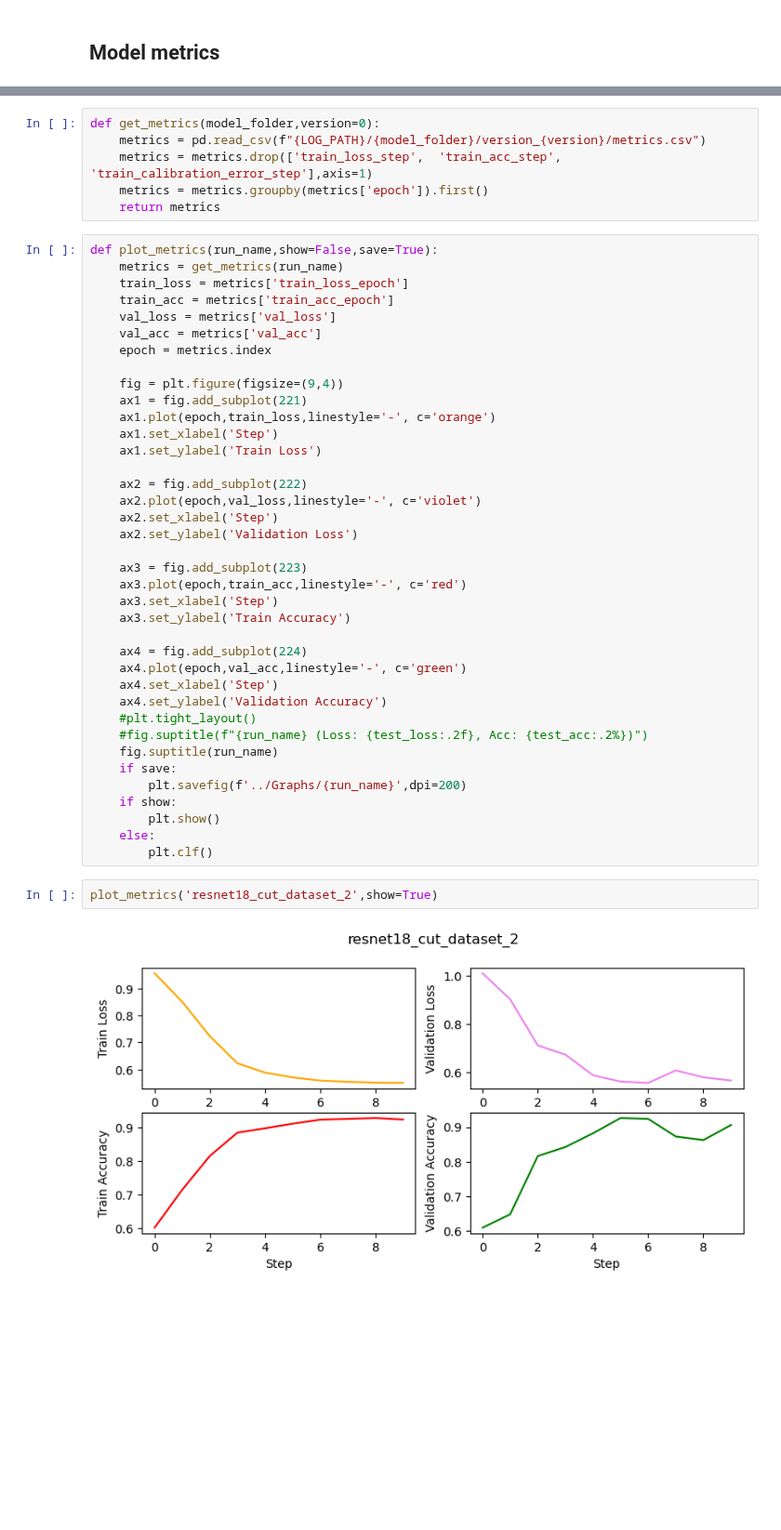
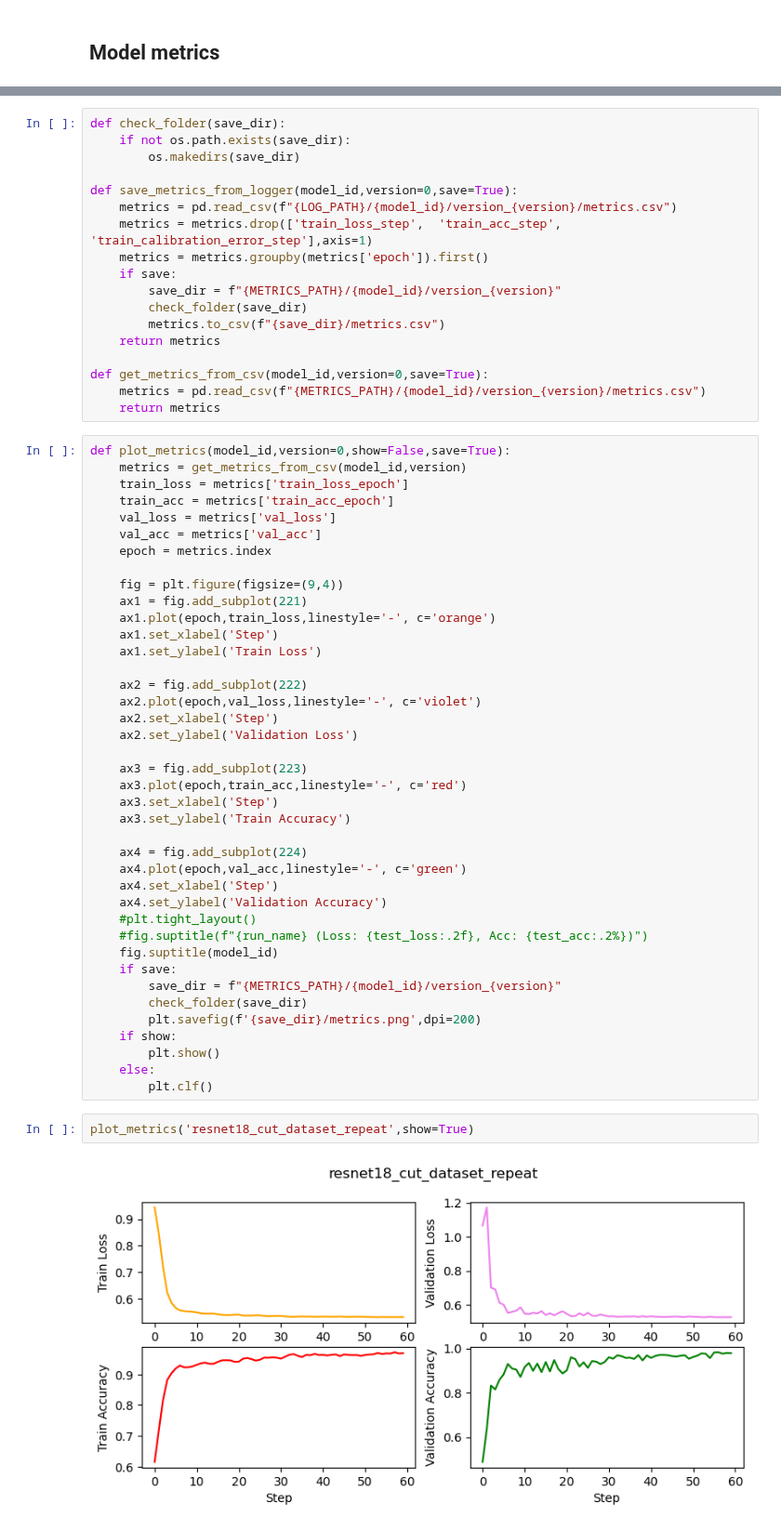
Before and after one commit to neil-power/mphys-galaxy, a Jupyter notebook: Code/model_metrics.ipynb, the cells around one changed output, grey strips where cells are left out. Shown at 93% size. Saved outputs shown, nothing was run; the diff lists cells and outputs as text; blank space fills up the shorter version.

Commit message:
Multiple runs graphs

```diff
--- a/Code/model_metrics.ipynb
+++ b/Code/model_metrics.ipynb
@@ -32,12 +11,24 @@ lightning_logs/resnet_50_cut_dataset
 # %%
-def get_metrics(model_folder,version=0):
-    metrics = pd.read_csv(f"{LOG_PATH}/{model_folder}/version_{version}/metrics.csv")
+def check_folder(save_dir):
+    if not os.path.exists(save_dir):
+        os.makedirs(save_dir)
+
+def save_metrics_from_logger(model_id,version=0,save=True):
+    metrics = pd.read_csv(f"{LOG_PATH}/{model_id}/version_{version}/metrics.csv")
     metrics = metrics.drop(['train_loss_step',	'train_acc_step',	'train_calibration_error_step'],axis=1)
     metrics = metrics.groupby(metrics['epoch']).first()
+    if save:
+        save_dir = f"{METRICS_PATH}/{model_id}/version_{version}"
+        check_folder(save_dir)
+        metrics.to_csv(f"{save_dir}/metrics.csv")
     return metrics
+
+def get_metrics_from_csv(model_id,version=0,save=True):
+    metrics = pd.read_csv(f"{METRICS_PATH}/{model_id}/version_{version}/metrics.csv")
+    return metrics
 # %%
-def plot_metrics(run_name,show=False,save=True):
-    metrics = get_metrics(run_name)
+def plot_metrics(model_id,version=0,show=False,save=True):
+    metrics = get_metrics_from_csv(model_id,version)
     train_loss = metrics['train_loss_epoch']
     train_acc = metrics['train_acc_epoch']
     val_loss = metrics['val_loss']
@@ -66,14 +57,16 @@ def plot_metrics(run_name,show=False,save=True):
     ax4.set_ylabel('Validation Accuracy')
     #plt.tight_layout()
     #fig.suptitle(f"{run_name} (Loss: {test_loss:.2f}, Acc: {test_acc:.2%})")
-    fig.suptitle(run_name)
+    fig.suptitle(model_id)
     if save:
-        plt.savefig(f'../Graphs/{run_name}',dpi=200)
+        save_dir = f"{METRICS_PATH}/{model_id}/version_{version}"
+        check_folder(save_dir)
+        plt.savefig(f'{save_dir}/metrics.png',dpi=200)
     if show:
         plt.show()
     else:
         plt.clf()
 # %%
-plot_metrics('resnet18_cut_dataset_2',show=True)
+plot_metrics('resnet18_cut_dataset_repeat',show=True)
 # %% [output]
-[figure, old version]
+[figure, new version]
```
Also changed, not shown: parts of 10 cells of this notebook, 53 other files.
